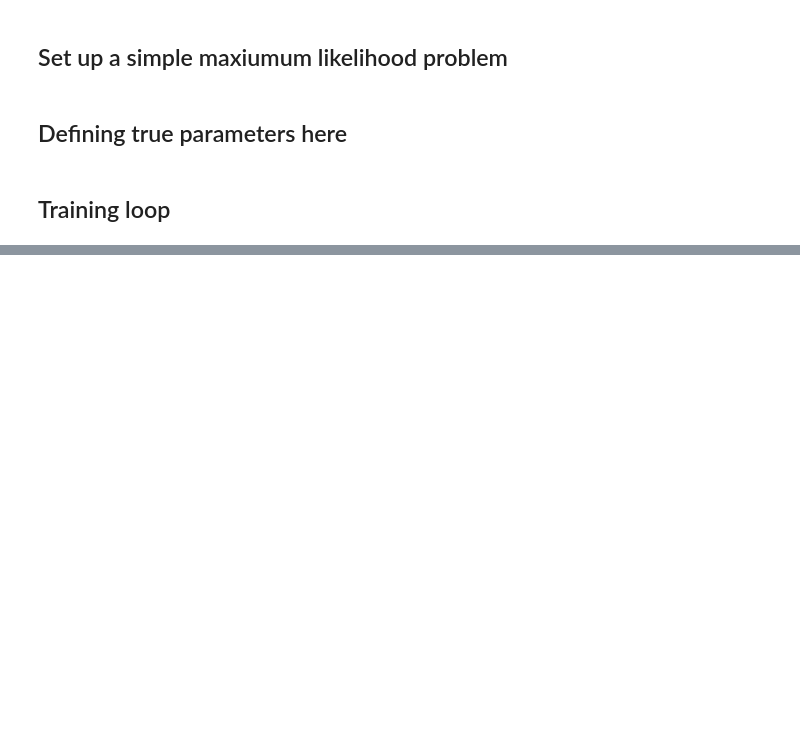
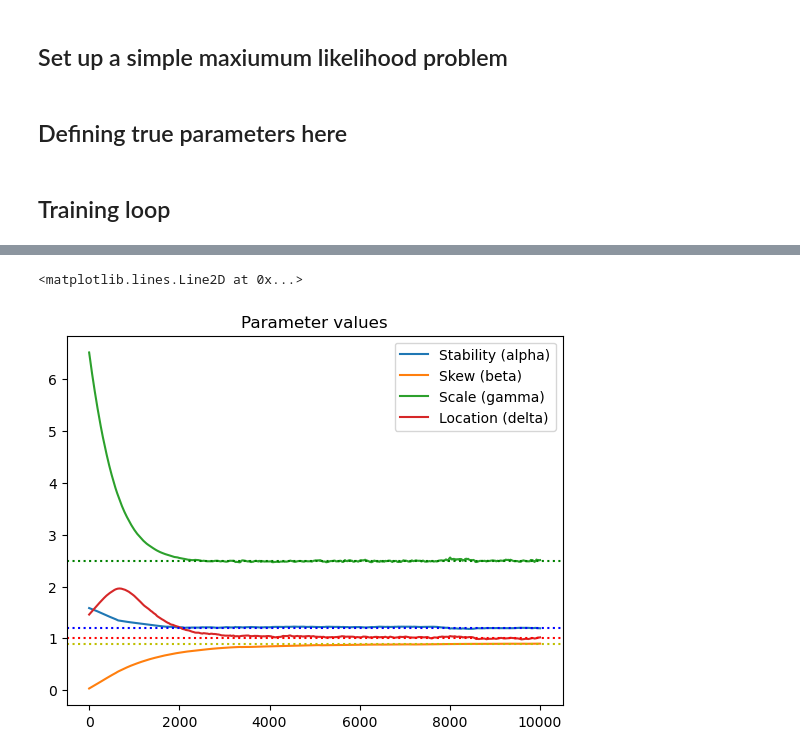
Before and after one commit to mawright/torchstable, a Jupyter notebook: stable_demo.ipynb, the cells around one changed output, grey strips where cells are left out. Drawn from its saved outputs; the diff is of its cells as text; code cells hidden in the pictures; blank space fills up the shorter version.

```diff
--- a/stable_demo.ipynb
+++ b/stable_demo.ipynb
@@ -154,3 +156,14 @@ Text(0.5, 1.0, 'Parameter estimation errors')
+# %%
+plt.plot(param_values, label=["Stability (alpha)", "Skew (beta)", "Scale (gamma)", "Location (delta)"])
+plt.legend()
+plt.title("Parameter values")
+plt.axhline(true_alpha, c="b", ls=":")
+plt.axhline(true_beta, c="y", ls=":")
+plt.axhline(true_scale, c="g", ls=":")
+plt.axhline(true_loc, c="r", ls=":")
+# %% [output]
+<matplotlib.lines.Line2D at 0x...>
+[figure, added]
 # %%
 true_pdf = levy_stable.pdf(np.linspace(-10, 40, 100), true.stability.item(), true.skew.item(), loc=true.loc.item(), scale=true.scale.item())
 estimated_pdf = levy_stable.pdf(np.linspace(-10, 40, 100), param_values[-1][0], param_values[-1][1], scale=param_values[-1][2], loc=param_values[-1][3])
```
Also changed, not shown: parts of 5 cells of this notebook, 1 other file.
